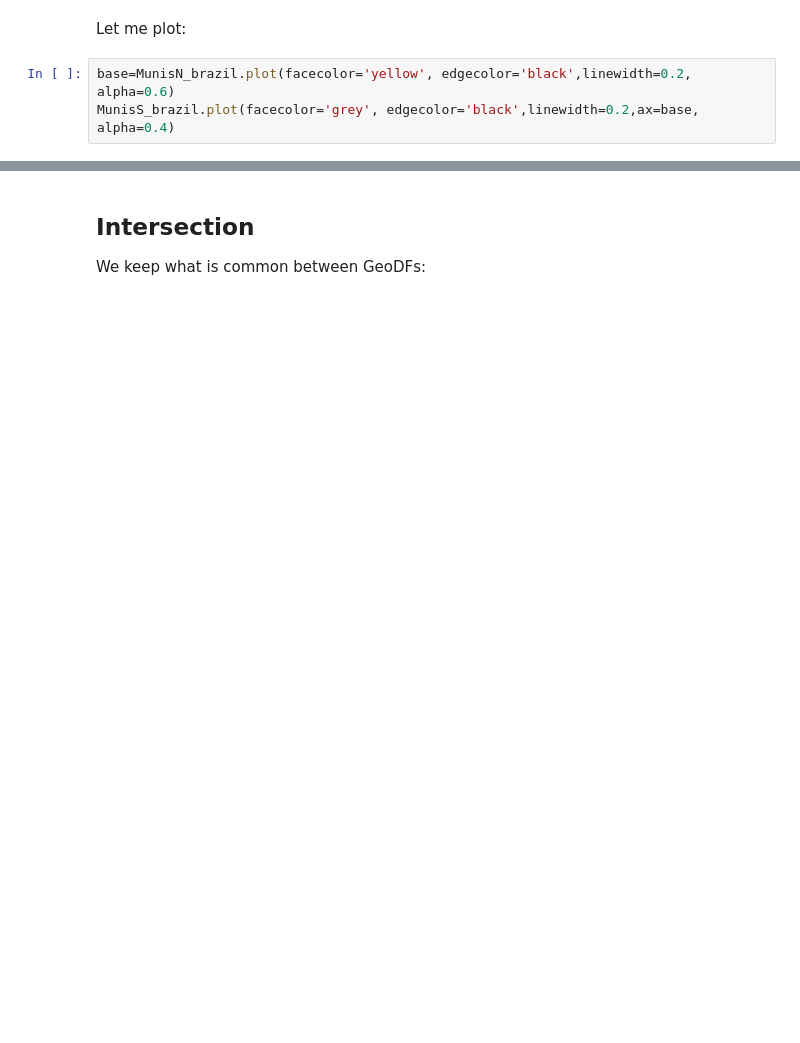
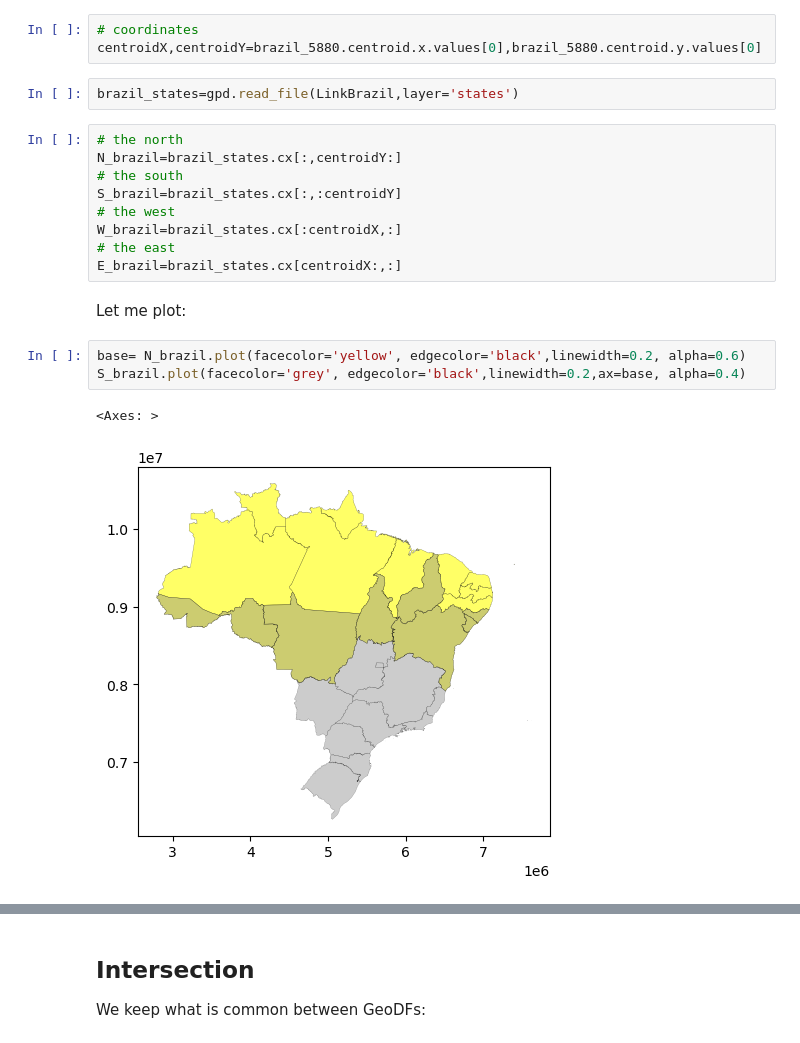
Before and after one commit to CienciaDeDatosEspacial/Operations-onGeoDF, a Jupyter notebook: index.ipynb, the cells around one changed output, grey strips where cells are left out. Saved outputs shown, nothing was run; the diff lists cells and outputs as text; blank space fills up the shorter version.

```diff
--- a/index.ipynb
+++ b/index.ipynb
@@ -691,6 +697,23 @@ NameError: name 'centroidY' is not defined
+# %%
+# coordinates
+centroidX,centroidY=brazil_5880.centroid.x.values[0],brazil_5880.centroid.y.values[0]
+# %%
+brazil_states=gpd.read_file(LinkBrazil,layer='states')
+# %%
+# the north
+N_brazil=brazil_states.cx[:,centroidY:]
+# the south
+S_brazil=brazil_states.cx[:,:centroidY]
+# the west
+W_brazil=brazil_states.cx[:centroidX,:]
+# the east
+E_brazil=brazil_states.cx[centroidX:,:]
 # %% [markdown]
 Let me plot:
 # %%
-base=MunisN_brazil.plot(facecolor='yellow', edgecolor='black',linewidth=0.2, alpha=0.6)
-MunisS_brazil.plot(facecolor='grey', edgecolor='black',linewidth=0.2,ax=base, alpha=0.4)
+base= N_brazil.plot(facecolor='yellow', edgecolor='black',linewidth=0.2, alpha=0.6)
+S_brazil.plot(facecolor='grey', edgecolor='black',linewidth=0.2,ax=base, alpha=0.4)
+# %% [output]
+<Axes: >
+[figure, added]
 # %%
```
Also changed, not shown: parts of 15 cells of this notebook, 2 other files.
